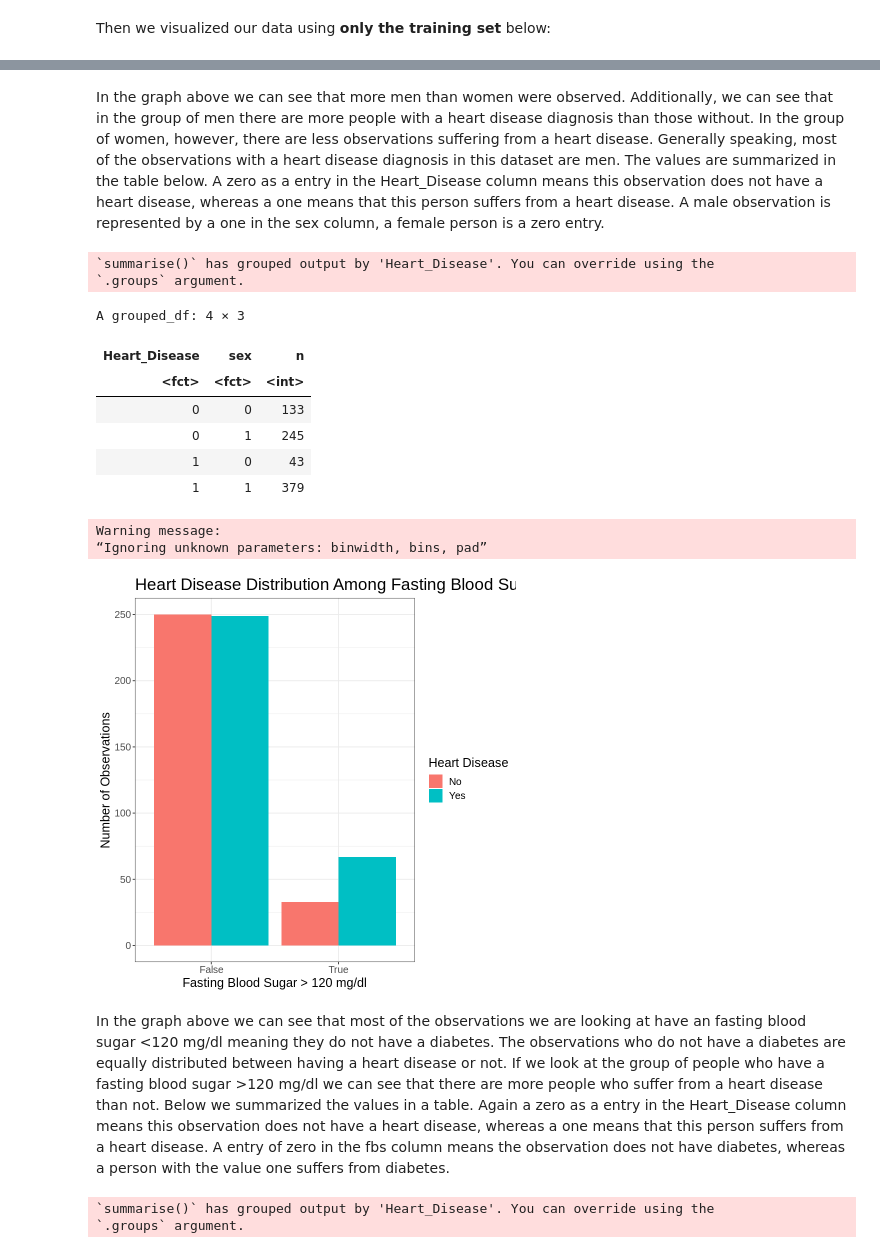
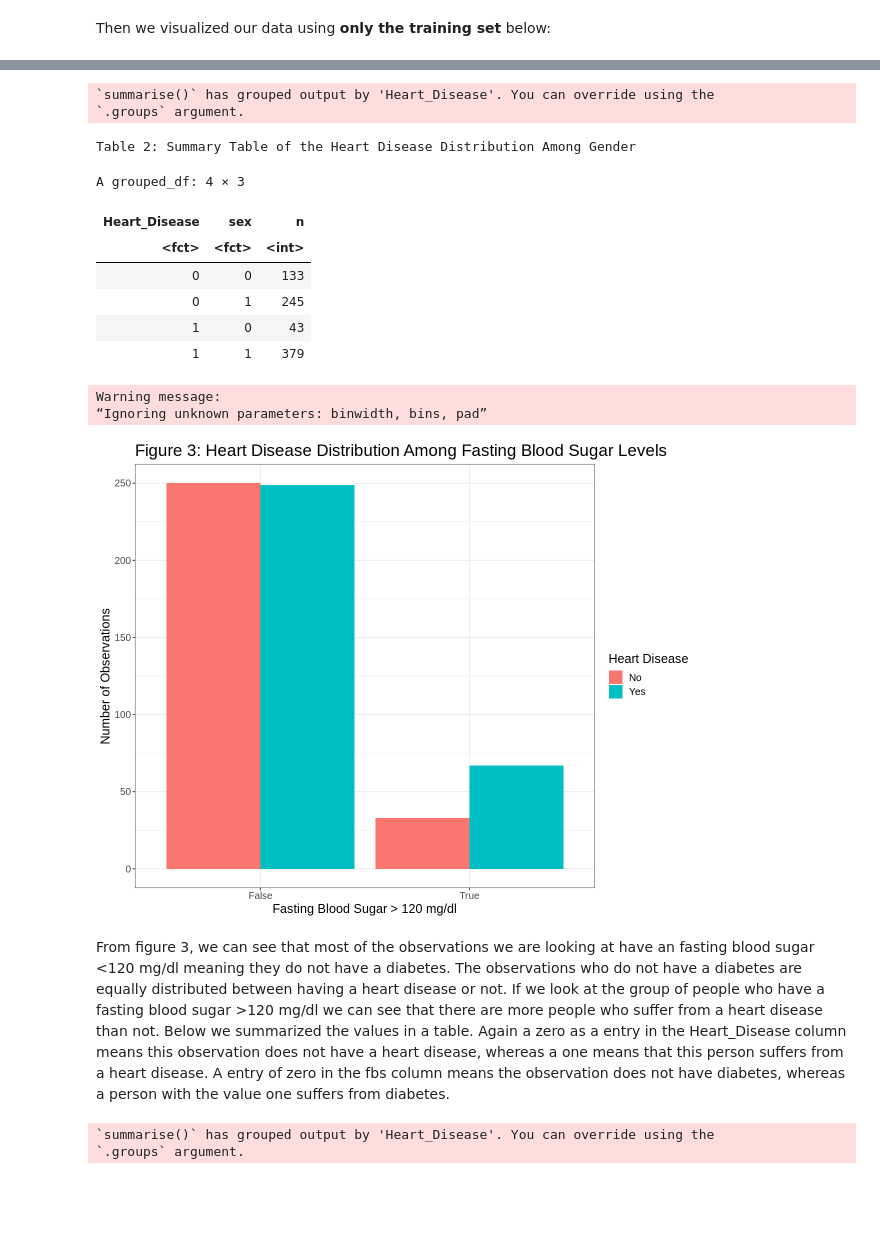
Before and after one commit to rebeccawuu/toy_ds_project, a Jupyter notebook: dsci_100_proposal.ipynb, the cells around one changed output, grey strips where cells are left out. Saved outputs shown, nothing was run; the diff lists cells and outputs as text; code cells hidden in the pictures; blank space fills up the shorter version.

```diff
--- a/dsci_100_proposal.ipynb
+++ b/dsci_100_proposal.ipynb
@@ -178,18 +186,17 @@ Warning message:
-# %% [markdown]
-In the graph above we can see that more men than women were observed. Additionally, we can see that in the group of men there are more people with a heart disease diagnosis than those without. In the group of women, however, there are less observations suffering from a heart disease. Generally speaking, most of the observations with a heart disease diagnosis in this dataset are men.
-The values are summarized in the table below. A zero as a entry in the Heart_Disease column means this observation does not have a heart disease, whereas a one means that this person suffers from a heart disease. A male observation is represented by a one in the sex column, a female person is a zero entry.
 # %%
 #Creating a summary table
 table_names <- heart_data_cleaned %>%
 rename ("Heart_Disease" = "num")%>%
 group_by (Heart_Disease, sex) %>%
 summarize (n=n())
+cat ("Table 2: Summary Table of the Heart Disease Distribution Among Gender")
 
 table_names
 # %% [output]
 `summarise()` has grouped output by 'Heart_Disease'. You can override using the
 `.groups` argument.
-A grouped_df: 4 × 3
+Table 2: Summary Table of the Heart Disease Distribution Among Gender
+A grouped_df: 4 × 3
 | Heart_Disease | sex | n |
 | <fct> | <fct> | <int> |
 | 0 | 0 | 133 |
@@ -197,24 +204,26 @@ A grouped_df: 4 × 3
 | 1 | 0 | 43 |
 | 1 | 1 | 379 |
 # %%
+options(repr.plot.width = 10, repr.plot.height = 8)
+
 fbs_distribution <- ggplot (heart_data_train, aes (x= fbs, fill = num ))+
   geom_histogram (position = "dodge", stat = "count")+
   theme_bw () +
   xlab ("Fasting Blood Sugar > 120 mg/dl") +
   ylab ("Number of Observations")+
   labs (fill ="Heart Disease")+
   scale_x_discrete (labels = c("0" = "False", "1" = "True"))+
   scale_fill_discrete( labels= c("0" = "No", "1"= "Yes"))+
-  ggtitle("Heart Disease Distribution Among Fasting Blood Sugar Levels")+
+  ggtitle("Figure 3: Heart Disease Distribution Among Fasting Blood Sugar Levels")+
 theme(plot.title = element_text(size=20))+
 theme (text = element_text (size =15))
 fbs_distribution
 # %% [output]
 Warning message:
 “Ignoring unknown parameters: binwidth, bins, pad”
-[figure, old version]
+[figure, new version]
 # %% [markdown]
-In the graph above we can see that most of the observations we are looking at have an fasting blood sugar <120 mg/dl meaning they do not have a diabetes. The observations who do not have a diabetes are equally distributed between having a heart disease or not. If we look at the group of people who have a fasting blood sugar >120 mg/dl we can see that there are more people who suffer from a heart disease than not.
+From figure 3, we can see that most of the observations we are looking at have an fasting blood sugar <120 mg/dl meaning they do not have a diabetes. The observations who do not have a diabetes are equally distributed between having a heart disease or not. If we look at the group of people who have a fasting blood sugar >120 mg/dl we can see that there are more people who suffer from a heart disease than not.
 Below we summarized the values in a table. Again a zero as a entry in the Heart_Disease column means this observation does not have
 a heart disease, whereas a one means that this person suffers from a heart disease. A entry of zero in the fbs column means the observation does not have diabetes, whereas a person with the value one suffers from diabetes.
 # %%
```
Also changed, not shown: parts of 18 cells of this notebook.
